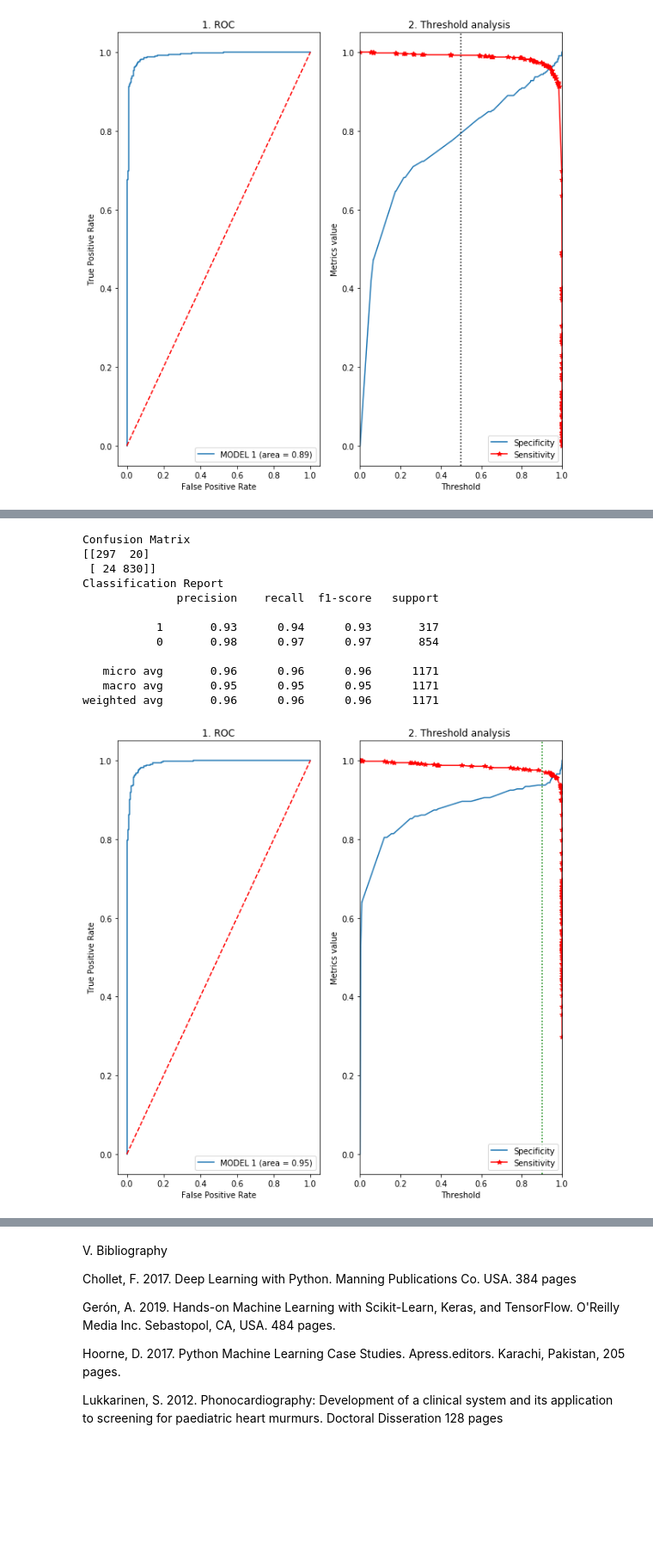
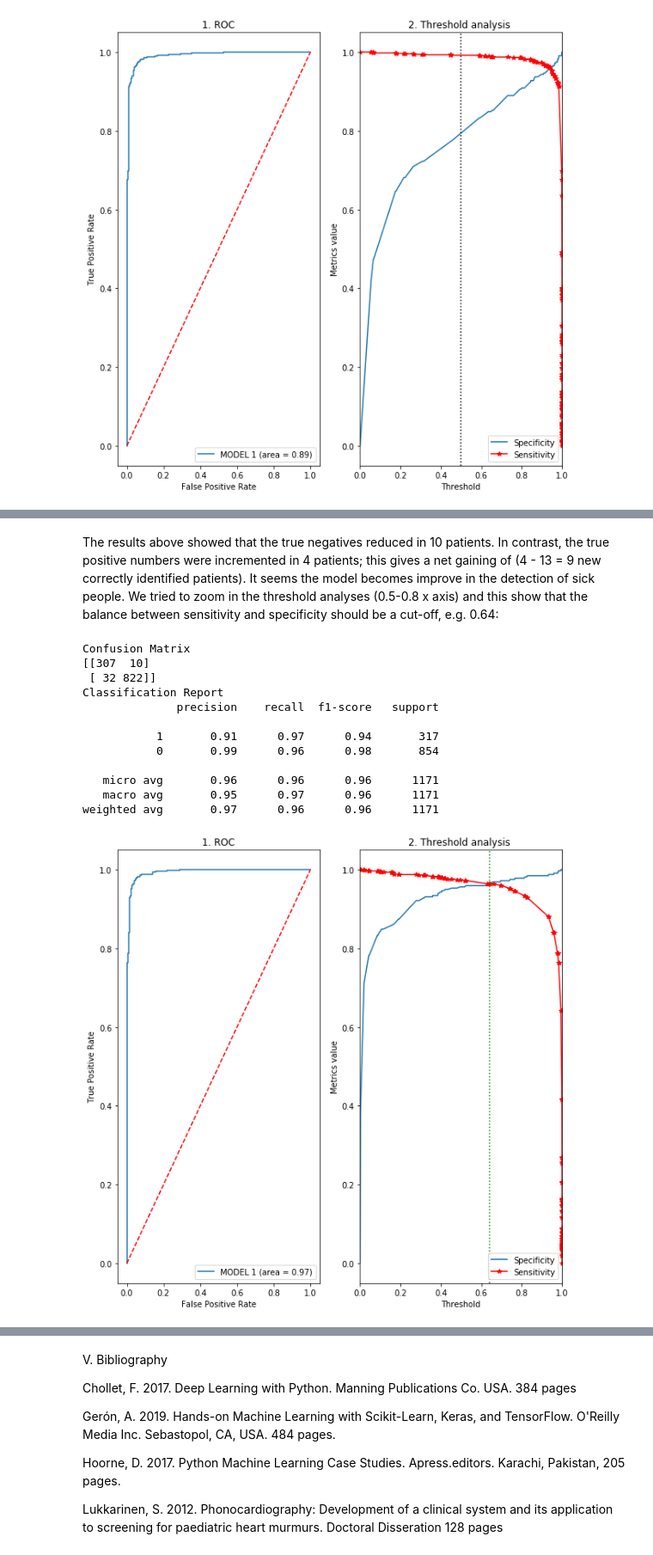
Before and after one commit to eliecerecology/NN_healthTech, a Jupyter notebook: Case2_DiazER.ipynb, the cells around one changed output, grey strips where cells are left out. Shown at 86% size. Saved outputs shown, nothing was run; the diff lists cells and outputs as text; code cells hidden in the pictures; blank space fills up the shorter version.

```diff
--- a/Case2_DiazER.ipynb
+++ b/Case2_DiazER.ipynb
@@ -440,5 +450,5 @@ We can see in the confusion matrix of model_1 that the number of true positives
 # Loading model 0, for tunning further evaluation, i.e. changing
 # cutoff = decision boundary probability
 
-loaded_model = tf.keras.models.load_model('model0.h5')
+loaded_model = tf.keras.models.load_model('model1.h5')
 # %%
@@ -507,5 +567,7 @@ test_generator.class_indices
+# %% [markdown]
+The results above showed that the true negatives reduced in 10 patients. In contrast, the true positive numbers were incremented in 4 patients; this gives a net gaining of (4 - 13 = 9 new correctly identified patients). It seems the model becomes improve in the detection of sick people. We tried to zoom in the threshold analyses (0.5-0.8 x axis) and this show that the balance between sensitivity and specificity should be a cut-off, e.g. 0.64:
 # %%
-cutoff = 0.9 # incrementing the decision boundary from 0.7 -> 0.9
+cutoff = 0.64 # we reduce the "decision boundary" from 0.5 -> 0.64
 Y_labels = test_generator.classes
 Y_pred = loaded_model.predict_generator(test_generator)
 Y_pred_prob = Y_pred # get a copy to speed the code, and avoid recalculation
@@ -523,37 +585,37 @@ logit_roc_auc = roc_auc_score(Y_labels, Y_pred)
 #Y_pred_prob = loaded_model.predict_generator(test_generator).flatten()
 fpr, tpr, thresholds = roc_curve(Y_labels, Y_pred_prob, pos_label = 1)
 
 
 fig, axs = plt.subplots(1, 2, figsize=(10, 10))
 
 axs[0].set_title('1. ROC')
 axs[0].plot(fpr, tpr, label='MODEL 1 (area = %0.2f)' % logit_roc_auc)
 axs[0].plot([0, 1], [0, 1],'r--')
 axs[0].set_xlabel('False Positive Rate')
 axs[0].set_ylabel('True Positive Rate')
 axs[0].legend(loc="lower right")
 
 axs[1].set_title('2. Threshold analysis ')
 axs[1].plot(thresholds, 1- fpr,  label = 'Specificity')
 axs[1].plot(thresholds, tpr, 'r*-', label = 'Sensitivity')
 axs[1].axvline(cutoff, color = 'green', linestyle = ":")
 axs[1].set_xlabel('Threshold')
 axs[1].set_ylabel('Metrics value')
 axs[1].set_xlim([0, 1])
 axs[1].legend(loc="lower right")
 
 plt.show()
 # %% [output]
 Confusion Matrix
-[[297  20]
- [ 24 830]]
+[[307  10]
+ [ 32 822]]
 Classification Report
               precision    recall  f1-score   support
 
-           1       0.93      0.94      0.93       317
-           0       0.98      0.97      0.97       854
+           1       0.91      0.97      0.94       317
+           0       0.99      0.96      0.98       854
 
    micro avg       0.96      0.96      0.96      1171
-   macro avg       0.95      0.95      0.95      1171
-weighted avg       0.96      0.96      0.96      1171
+   macro avg       0.95      0.97      0.96      1171
+weighted avg       0.97      0.96      0.96      1171
-[figure, old version]
+[figure, new version]
```
Also changed, not shown: parts of 25 cells of this notebook.
